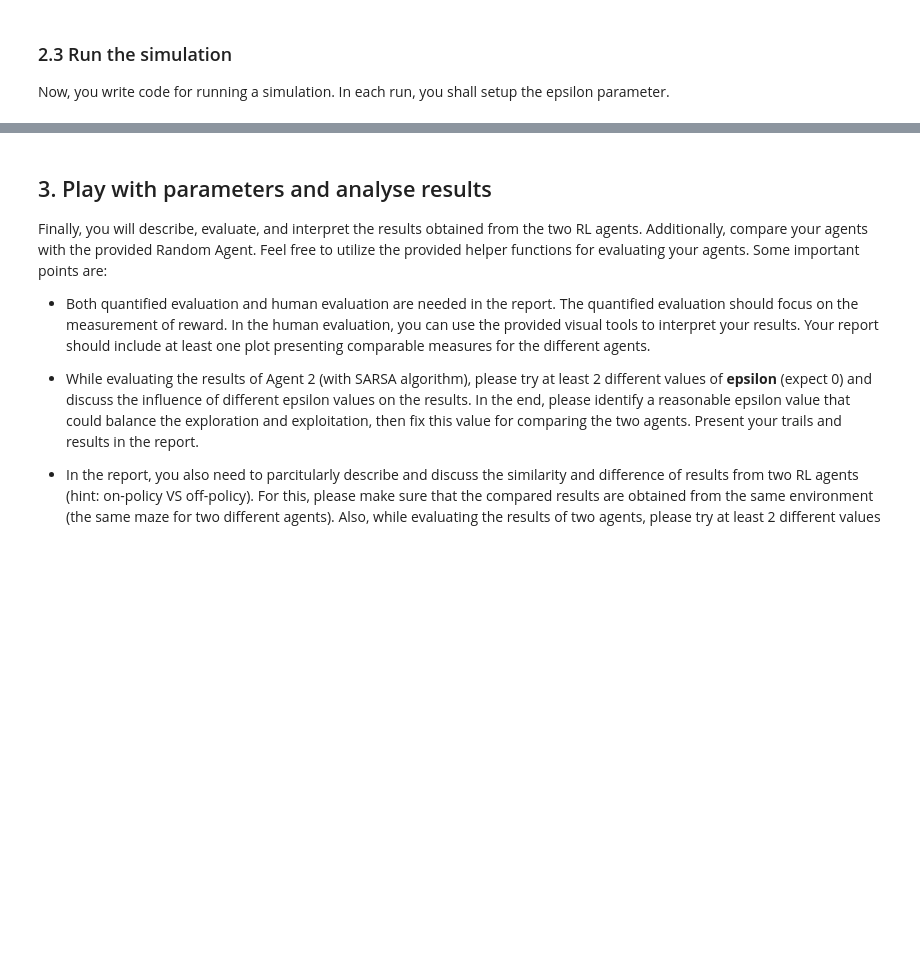
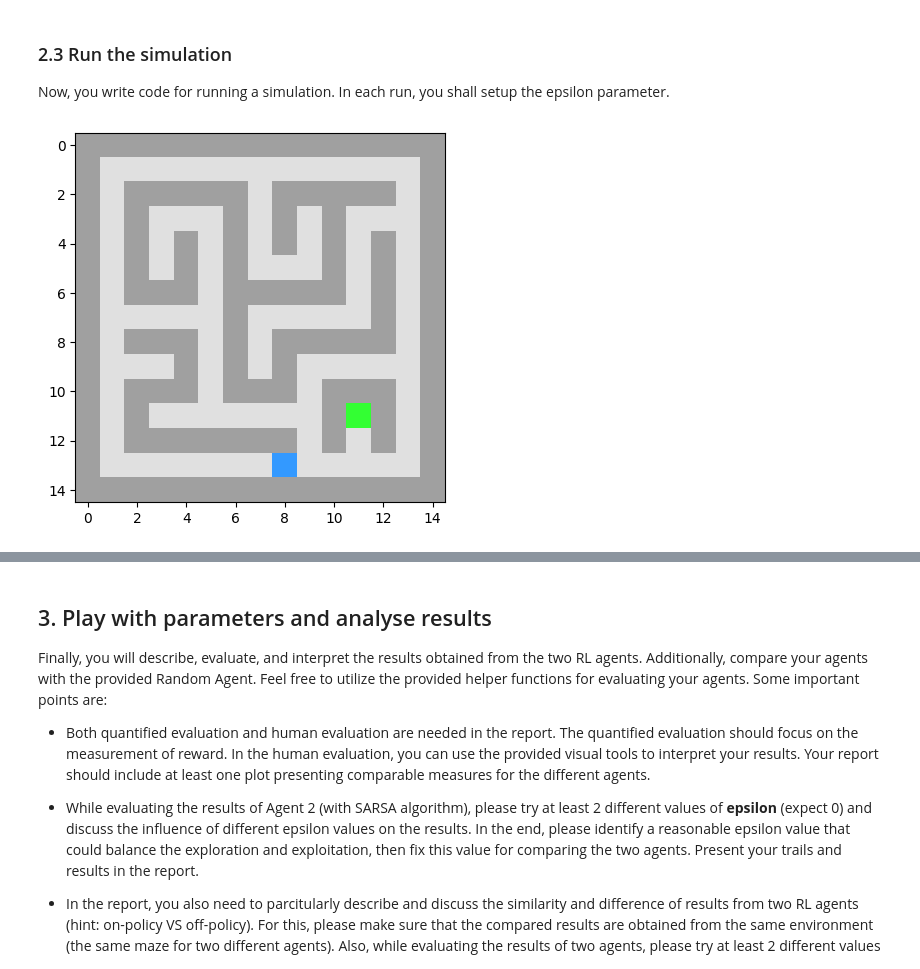
Before and after one commit to MarognaLorenzo/ApplicationOfMachineLearning, a Jupyter notebook: Assignment4/notebooks/Lorenzo.ipynb, the cells around one changed output, grey strips where cells are left out. Cells and saved outputs as stored; diff of their text form; code cells hidden in the pictures; blank space fills up the shorter version.

```diff
--- a/Assignment4/notebooks/Lorenzo.ipynb
+++ b/Assignment4/notebooks/Lorenzo.ipynb
@@ -154,3 +215,12 @@ NameError: name 'TaskEnv' is not defined
 Now, you write code for running a simulation. In each run, you shall setup the epsilon parameter.
 # %%
 # TODO: run the simulation
+env = TaskEnv()
+agent = RandomAgent(env=env)
+# %%
+
+env.reset()
+plt.imshow(env.render(), interpolation='nearest')
+plt.show()
+# %% [output]
+[figure, added]
```
Also changed, not shown: parts of 13 cells of this notebook.
